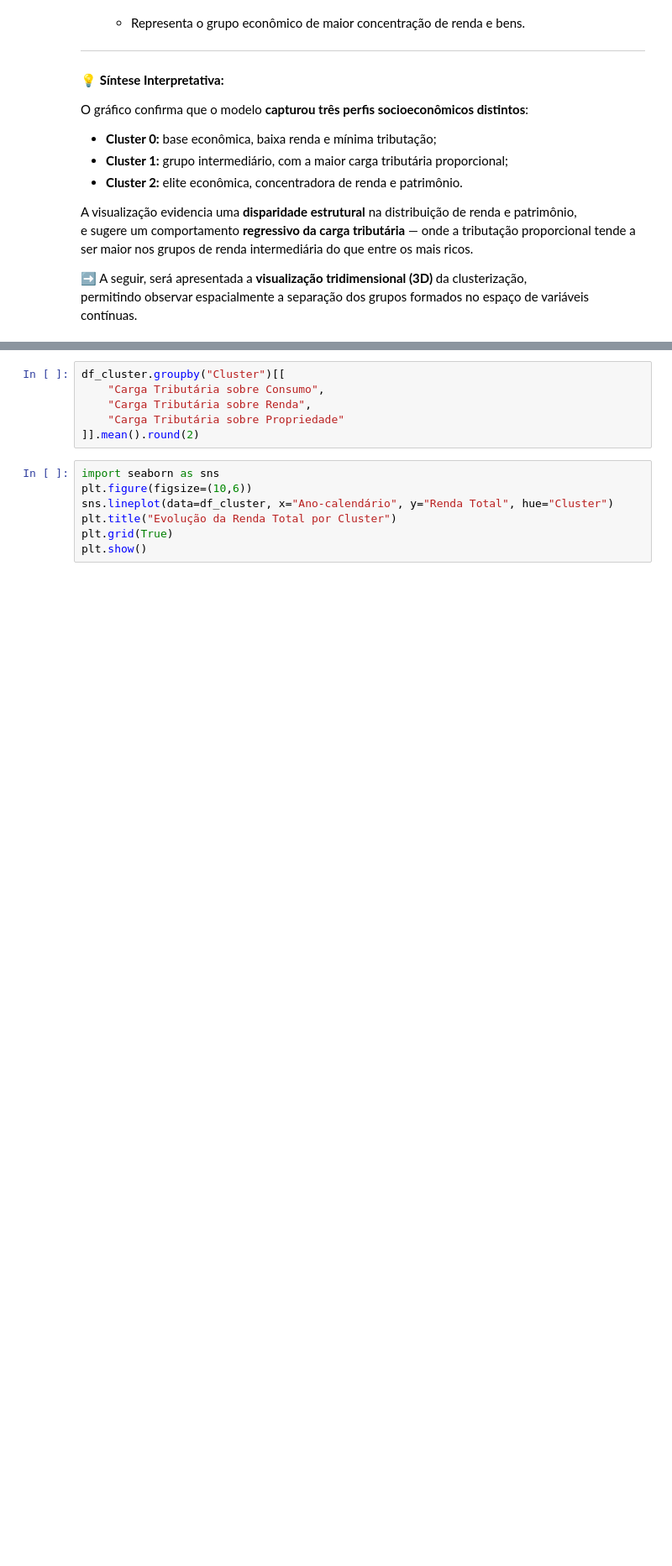
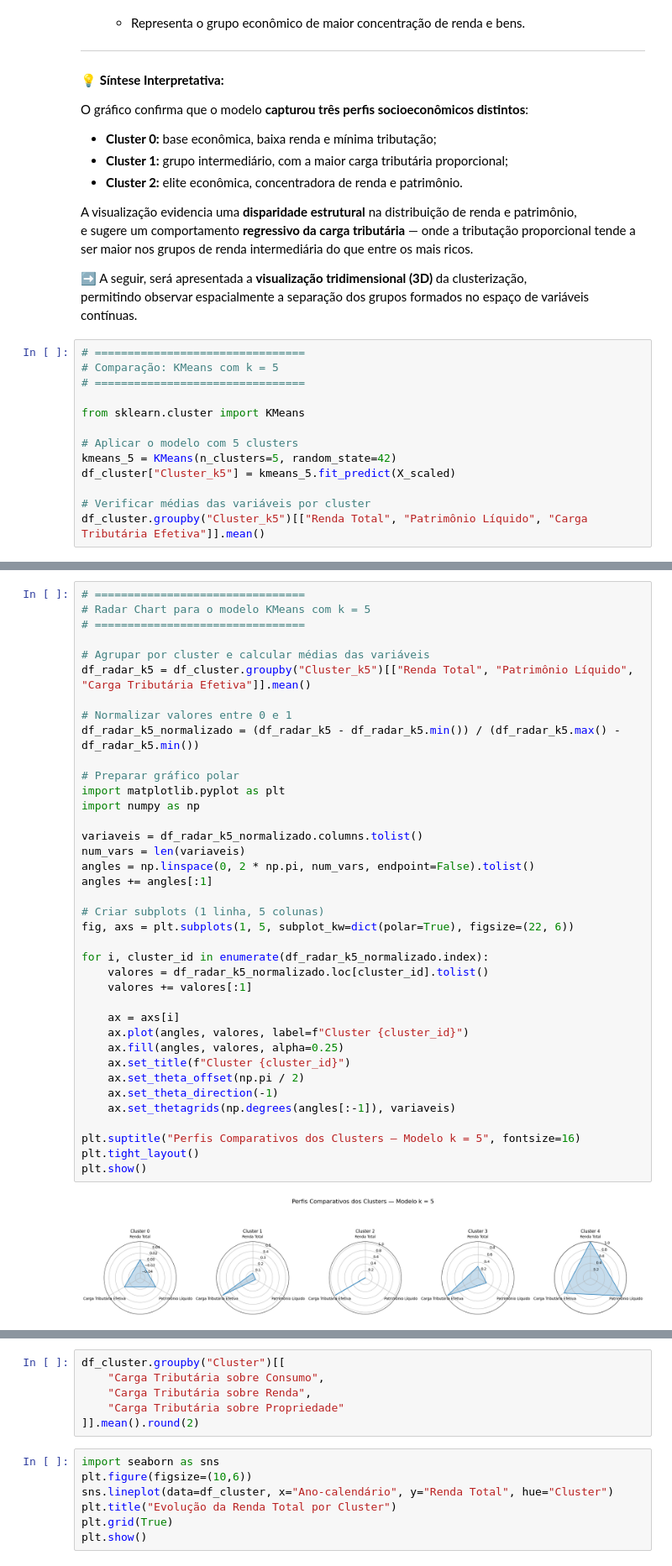
Before and after one commit to PadawanXXVI/kmeans-3d-cluster, a Jupyter notebook: distribuicao-renda.ipynb, the cells around one changed output, grey strips where cells are left out. Shown at 84% size. Cells and saved outputs as stored; diff of their text form; blank space fills up the shorter version.

Commit message:
feat: comparação entre k-3 e k-5

```diff
--- a/distribuicao-renda.ipynb
+++ b/distribuicao-renda.ipynb
@@ -957,3 +954,16 @@ e sugere um comportamento **regressivo da carga tributária** — onde a tributa
 
 ➡️ A seguir, será apresentada a **visualização tridimensional (3D)** da clusterização,
 permitindo observar espacialmente a separação dos grupos formados no espaço de variáveis contínuas.
+# %%
+# ================================
+# Comparação: KMeans com k = 5
+# ================================
+
+from sklearn.cluster import KMeans
+
+# Aplicar o modelo com 5 clusters
+kmeans_5 = KMeans(n_clusters=5, random_state=42)
+df_cluster["Cluster_k5"] = kmeans_5.fit_predict(X_scaled)
+
+# Verificar médias das variáveis por cluster
+df_cluster.groupby("Cluster_k5")[["Renda Total", "Patrimônio Líquido", "Carga Tributária Efetiva"]].mean()
@@ -959,0 +1000,40 @@ permitindo observar espacialmente a separação dos grupos formados no espaço d
+# %%
+# ================================
+# Radar Chart para o modelo KMeans com k = 5
+# ================================
+
+# Agrupar por cluster e calcular médias das variáveis
+df_radar_k5 = df_cluster.groupby("Cluster_k5")[["Renda Total", "Patrimônio Líquido", "Carga Tributária Efetiva"]].mean()
+
+# Normalizar valores entre 0 e 1
+df_radar_k5_normalizado = (df_radar_k5 - df_radar_k5.min()) / (df_radar_k5.max() - df_radar_k5.min())
+
+# Preparar gráfico polar
+import matplotlib.pyplot as plt
+import numpy as np
+
+variaveis = df_radar_k5_normalizado.columns.tolist()
+num_vars = len(variaveis)
+angles = np.linspace(0, 2 * np.pi, num_vars, endpoint=False).tolist()
+angles += angles[:1]
+
+# Criar subplots (1 linha, 5 colunas)
+fig, axs = plt.subplots(1, 5, subplot_kw=dict(polar=True), figsize=(22, 6))
+
+for i, cluster_id in enumerate(df_radar_k5_normalizado.index):
+    valores = df_radar_k5_normalizado.loc[cluster_id].tolist()
+    valores += valores[:1]
+
+    ax = axs[i]
+    ax.plot(angles, valores, label=f"Cluster {cluster_id}")
+    ax.fill(angles, valores, alpha=0.25)
+    ax.set_title(f"Cluster {cluster_id}")
+    ax.set_theta_offset(np.pi / 2)
+    ax.set_theta_direction(-1)
+    ax.set_thetagrids(np.degrees(angles[:-1]), variaveis)
+
+plt.suptitle("Perfis Comparativos dos Clusters — Modelo k = 5", fontsize=16)
+plt.tight_layout()
+plt.show()
+# %% [output]
+[figure, added]
```
Also changed, not shown: parts of 6 cells of this notebook.
